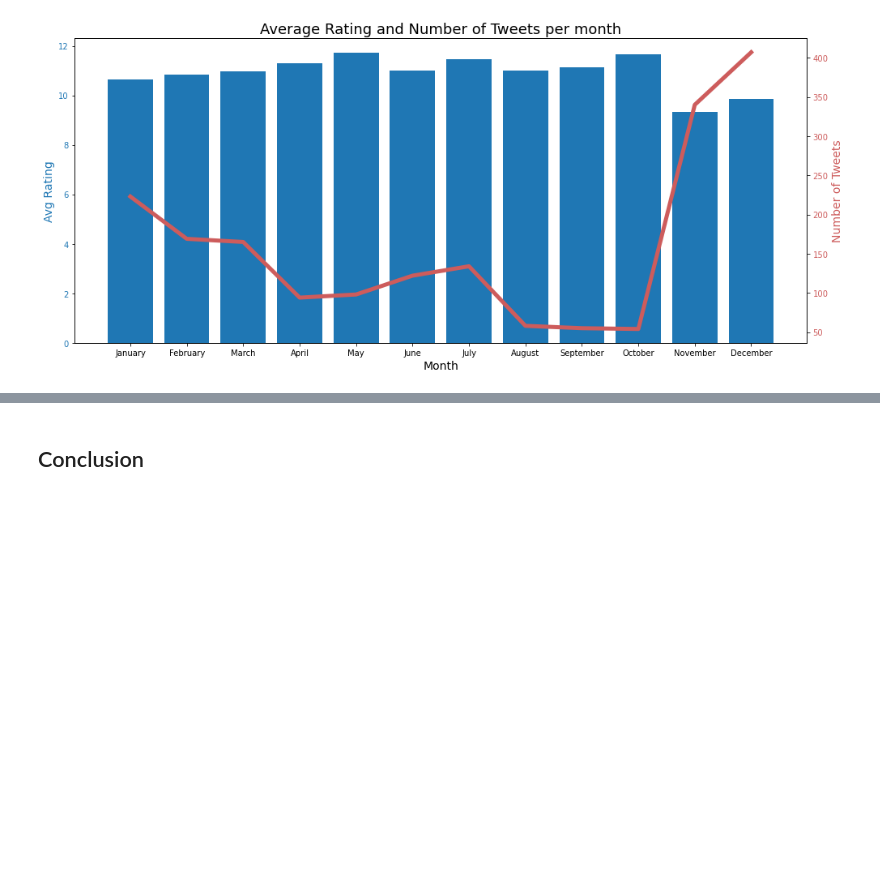
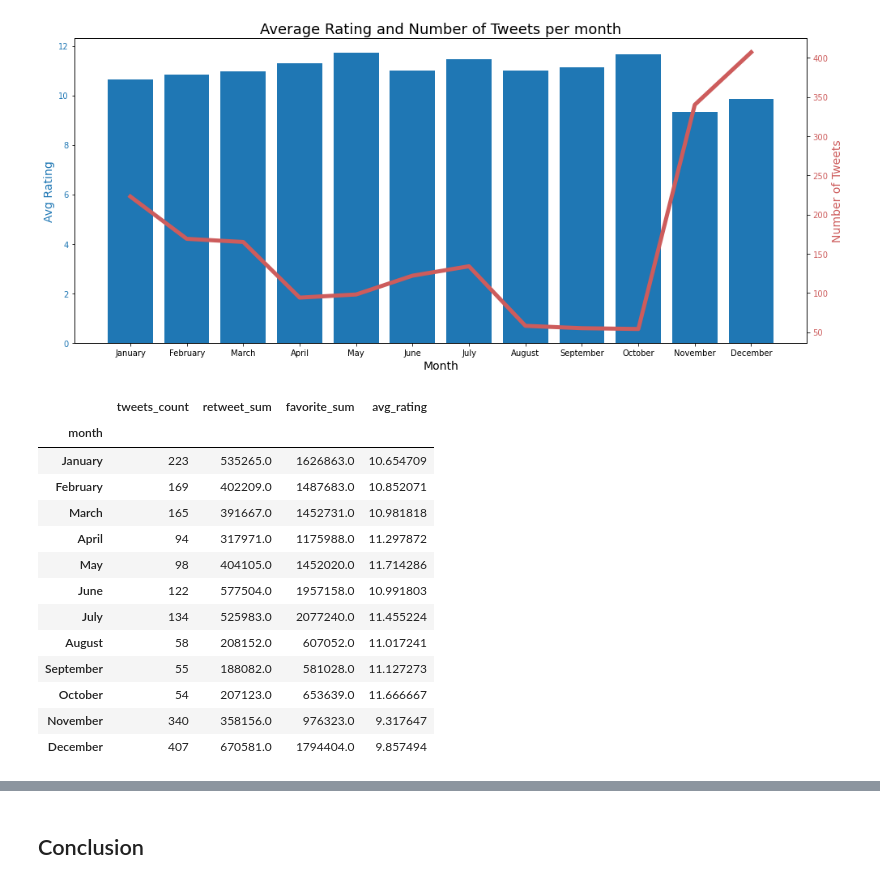
Before and after one commit to hedejan/Wrangle-and-Analyze-Data, a Jupyter notebook: act_report.ipynb, the cells around one changed output, grey strips where cells are left out. Saved outputs shown, nothing was run; the diff lists cells and outputs as text; code cells hidden in the pictures; blank space fills up the shorter version.

Commit message:
optimize codes and update act_report
combined df_w_count and df_w_mean into df_w
combined df_m_count and df_m_mean into df_m

```diff
--- a/act_report.ipynb
+++ b/act_report.ipynb
@@ -153,13 +174,12 @@ plt.show()
 m = ['January','February', 'March', 'April','May','June', 'July',
      'August', 'September','October','November','December']
 
-columns = ['tweet_id','month','retweet_count','favorite_count']
-df_m_count = df_tw[columns].groupby(['month']).count().reindex(labels=m)
-df_m_count
-
-columns = ['month','rating_numerator']
-df_m_mean = df_tw[columns].groupby(['month']).mean().reindex(labels=m)
-df_m_mean
+df_m = df_tw.groupby('month').agg(
+    tweets_count=('tweet_id', 'count'),
+    retweet_sum=('retweet_count', 'sum'),
+    favorite_sum=('favorite_count', 'sum'),
+    avg_rating=('rating_numerator', 'mean')).reindex(labels=m)
+df_m
 
 # General configuration for all plots.
 font = 14          # X and Y axis fontsize.
@@ -174,14 +194,14 @@ fig, ax1 = plt.subplots(figsize = [14,6])
 color = 'tab:blue'
 ax1.set_xlabel('Month', fontsize = font)
 ax1.set_ylabel('Avg Rating', color = color, fontsize = font)
-ax1.bar(df_m_mean.index, df_m_mean['rating_numerator'], color = color)
+ax1.bar(df_m.index, df_m['avg_rating'], color = color)
 ax1.tick_params(axis = 'y', labelcolor = color)
 
 # Second Element: Red line.
 ax2 = ax1.twinx()  # share axis with ax1 element.
 color = 'indianred'
 ax2.set_ylabel('Number of Tweets', color = color, fontsize = font)  # we already handled the x-label with ax1
-ax2.plot(df_m_count.index, df_m_count['tweet_id'], color = color, linewidth = 5)
+ax2.plot(df_m.index, df_m['tweets_count'], color = color, linewidth = 5)
 ax2.tick_params(axis = 'y', labelcolor = color)
 
 fig.tight_layout()  # otherwise the right y-label is slightly clipped
@@ -190,3 +210,20 @@ plt.title('Average Rating and Number of Tweets per month',                # Grap
 plt.show()
 # %% [output]
 [figure]
+# %%
+df_m
+# %% [output]
+|  | tweets_count | retweet_sum | favorite_sum | avg_rating |
+| month |  |  |  |  |
+| January | 223 | 535265.0 | 1626863.0 | 10.654709 |
+| February | 169 | 402209.0 | 1487683.0 | 10.852071 |
+| March | 165 | 391667.0 | 1452731.0 | 10.981818 |
+| April | 94 | 317971.0 | 1175988.0 | 11.297872 |
+| May | 98 | 404105.0 | 1452020.0 | 11.714286 |
+| June | 122 | 577504.0 | 1957158.0 | 10.991803 |
+| July | 134 | 525983.0 | 2077240.0 | 11.455224 |
+| August | 58 | 208152.0 | 607052.0 | 11.017241 |
+| September | 55 | 188082.0 | 581028.0 | 11.127273 |
+| October | 54 | 207123.0 | 653639.0 | 11.666667 |
+| November | 340 | 358156.0 | 976323.0 | 9.317647 |
+| December | 407 | 670581.0 | 1794404.0 | 9.857494 |
```
Also changed, not shown: parts of 7 cells of this notebook, 2 other files.
